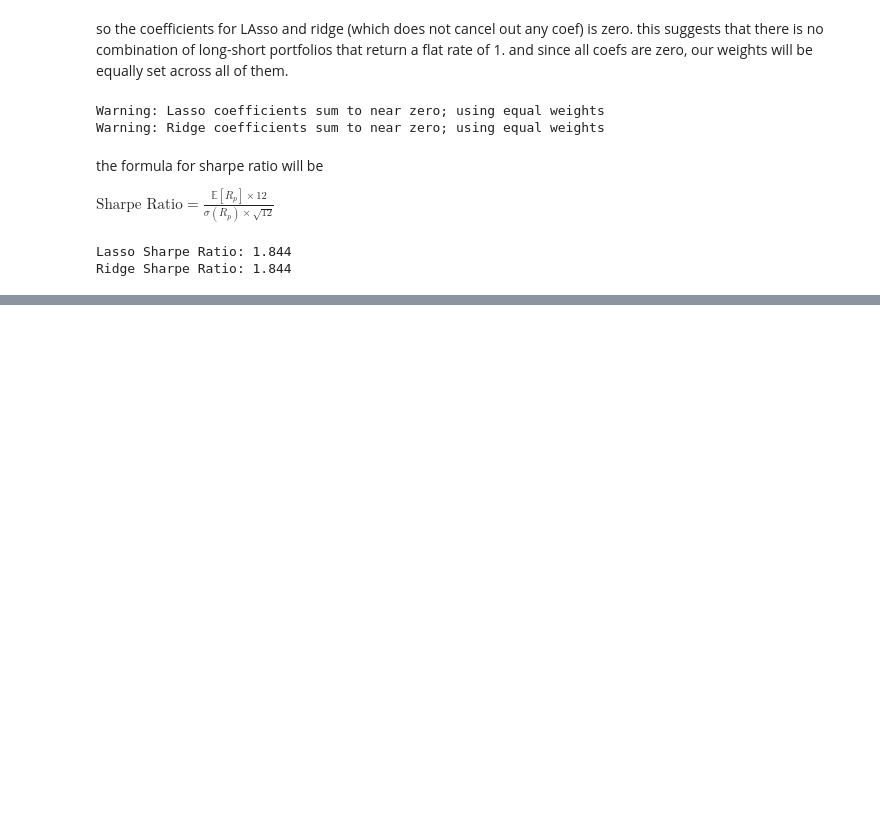
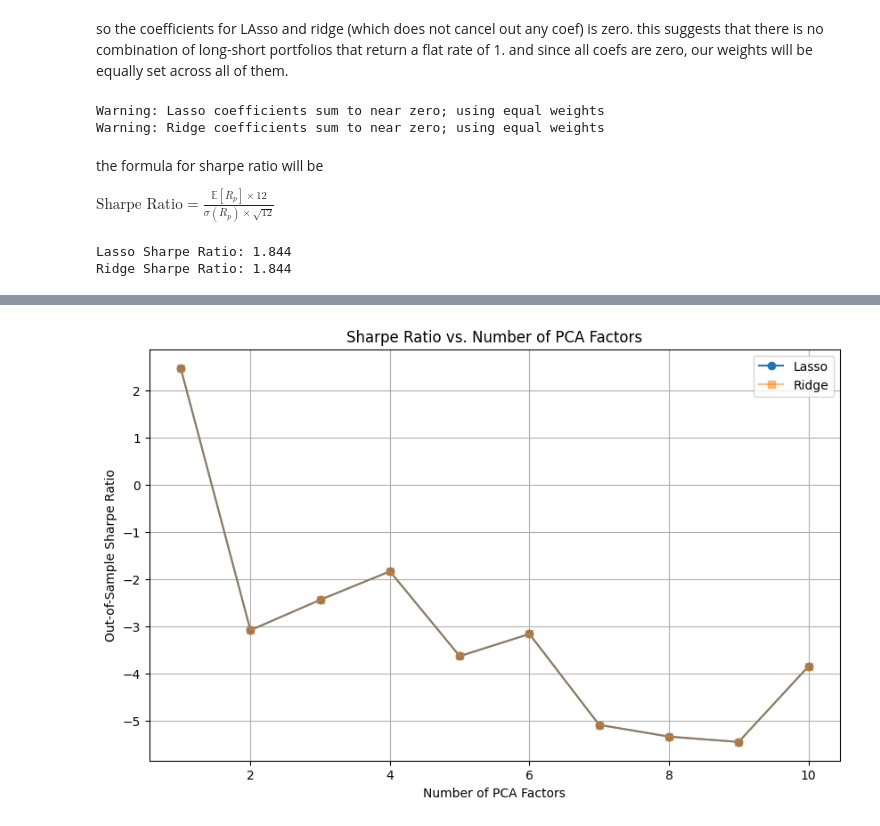
Before and after one commit to Summer99D/MLF_HW1, a Jupyter notebook: HW.ipynb, the cells around one changed output, grey strips where cells are left out. Drawn from its saved outputs; the diff is of its cells as text; code cells hidden in the pictures; blank space fills up the shorter version.

```diff
--- a/HW.ipynb
+++ b/HW.ipynb
@@ -45,17 +45,3 @@ test= lsret_df[lsret_df.index >= '2004-01-01'].dropna()
 X_train= train.drop(columns= 'indicator')
 y_train= train['indicator']
 X_test= test.drop(columns= 'indicator')
-# %%
-#I am removing low-variance features for less instability
-
-variances = X_train.var()
-low_var_cols = variances[variances < 1e-6].index
-if len(low_var_cols) > 0:
-    print(f"Warning: Dropping {len(low_var_cols)} low-variance columns: {low_var_cols}")
-    X_train = X_train.drop(columns=low_var_cols)
-    X_test = X_test.drop(columns=low_var_cols)
-
-# scaling features for LASSO and RR
-scaler = StandardScaler()
-X_train_scaled = scaler.fit_transform(X_train)
-X_test_scaled = scaler.transform(X_test)
@@ -159,0 +156,10 @@ as we mentioned before, since the coefs are zero and weights are equal, then the
+# %%
+# Determine max factors (e.g., 95% variance or 10)
+pca_temp = PCA().fit(X_train_scaled)
+cum_variance = np.cumsum(pca_temp.explained_variance_ratio_)
+max_factors = min(np.searchsorted(cum_variance, 0.95) + 1, X_train.shape[1], 10)
+factor_counts = list(range(1, max_factors + 1))
+
+# Initialize lists for Sharpe ratios
+sharpe_lasso_list = []
+sharpe_ridge_list = []
@@ -159,0 +239,13 @@ as we mentioned before, since the coefs are zero and weights are equal, then the
+# %%
+# Plotting
+plt.figure(figsize=(10, 6))
+plt.plot(factor_counts, sharpe_lasso_list, marker='o', label='Lasso')
+plt.plot(factor_counts, sharpe_ridge_list, marker='s',alpha= 0.5, label='Ridge')
+plt.xlabel('Number of PCA Factors')
+plt.ylabel('Out-of-Sample Sharpe Ratio')
+plt.title('Sharpe Ratio vs. Number of PCA Factors')
+plt.legend()
+plt.grid(True)
+plt.show()
+# %% [output]
+[figure, added]
```
Also changed, not shown: parts of 5 cells of this notebook.
